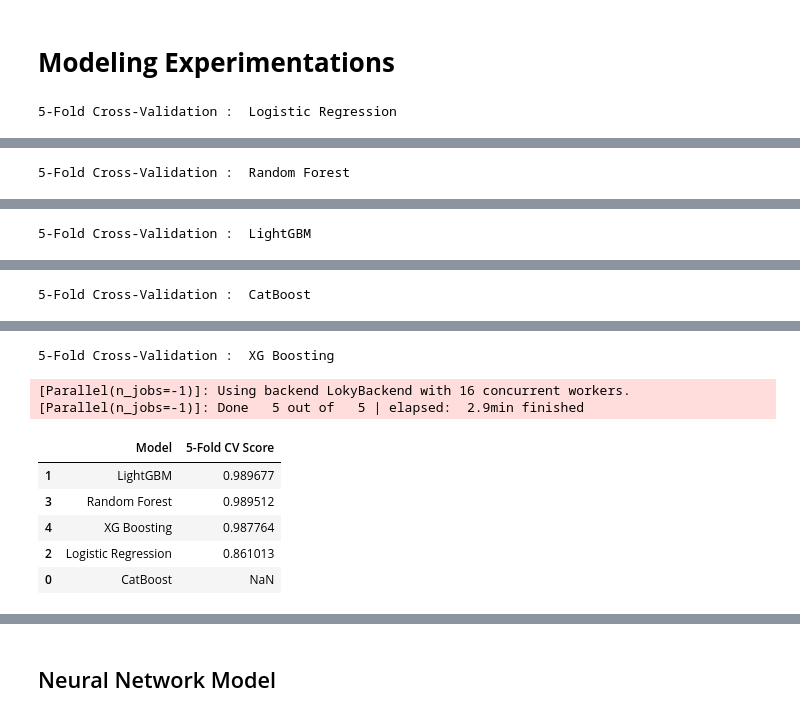
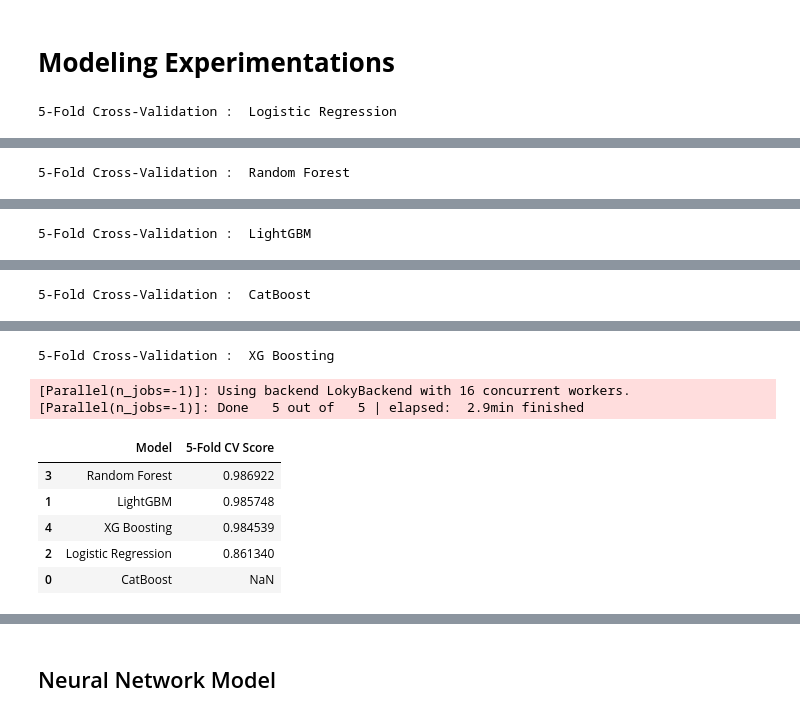
Before and after one commit to Praveen-Samudrala/Machine-Learning-and-Data-Science, a Jupyter notebook: Loan Defaulter Prediction/Loan Defaulter Prediction.ipynb, the cells around one changed output, grey strips where cells are left out. Cells and saved outputs as stored; diff of their text form; code cells hidden in the pictures.

```diff
--- a/Loan Defaulter Prediction/Loan Defaulter Prediction.ipynb
+++ b/Loan Defaulter Prediction/Loan Defaulter Prediction.ipynb
@@ -1165,2 +1156,16 @@ y = df_onehot.iloc[:-5]['loan_repaid']
+# %%
+X = df_onehot.drop('loan_repaid', axis=1)
+y = df_onehot['loan_repaid']
 # %%
 X.columns = X.columns.astype(str)
+# %%
+# Train Test Split and SMOTE upsampling Train Data
+X_train, X_test, y_train, y_test = train_test_split(X, y, test_size=0.25, random_state=0, shuffle=True, stratify=y)
+
+X_train_os, y_train_os = SMOTE(random_state=22,n_jobs=-1,sampling_strategy=1).fit_resample(X_train, y_train)
+print('Before SMOTE sampling\ny = {} \ny_count : \n{}\n'.format(y_train.shape, y_train.value_counts()))
+print('After SMOTE sampling\ny= {} \ny_count : \n{}'.format(y_train_os.shape, y_train_os.value_counts()))
+
+# X_train_smote, y_train_smote = oversampled.fit_sample(X_train, y_train)
+# model = classifier.fit(X_train_smote, y_train_smote)
+# y_pred_smote = model.predict(X_test)
@@ -1248,7 +1249,7 @@ def cross_validation_score(X_train, Y_train, models):
 
     return model_score_df
 
-score = cross_validation_score(X_train1, y_train1, model)
+score = cross_validation_score(X_train_os, y_train_os, model)
 score
 # %% [output]
 5-Fold Cross-Validation :  Logistic Regression
@@ -1266,11 +1267,11 @@ score
 5-Fold Cross-Validation :  XG Boosting
 [Parallel(n_jobs=-1)]: Using backend LokyBackend with 16 concurrent workers.
 [Parallel(n_jobs=-1)]: Done   5 out of   5 | elapsed:  2.9min finished
 |  | Model | 5-Fold CV Score |
-| 1 | LightGBM | 0.989677 |
-| 3 | Random Forest | 0.989512 |
-| 4 | XG Boosting | 0.987764 |
-| 2 | Logistic Regression | 0.861013 |
+| 3 | Random Forest | 0.986922 |
+| 1 | LightGBM | 0.985748 |
+| 4 | XG Boosting | 0.984539 |
+| 2 | Logistic Regression | 0.861340 |
 | 0 | CatBoost | NaN |
 # %%
 # Retraining LightGBM for evaluating performance on test set, as it gave highest Precision Score - max True Positives
```
Also changed, not shown: parts of 27 cells of this notebook, 4 other files.
